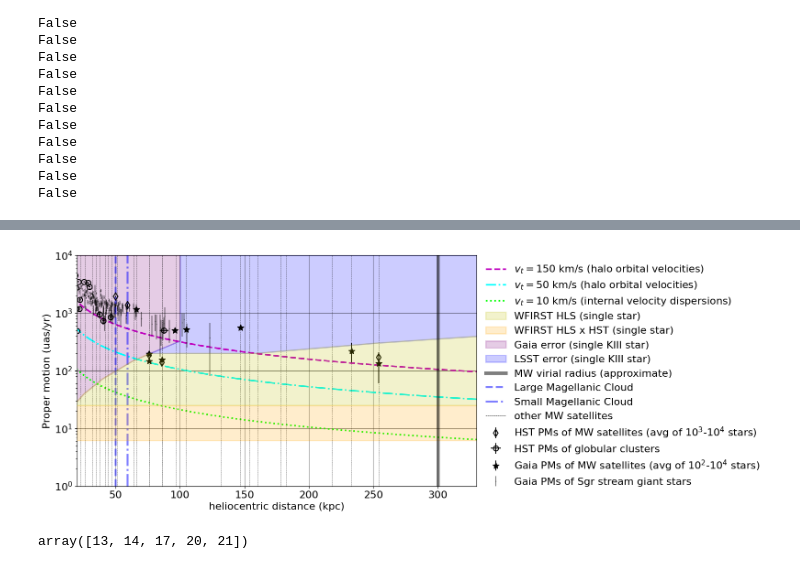
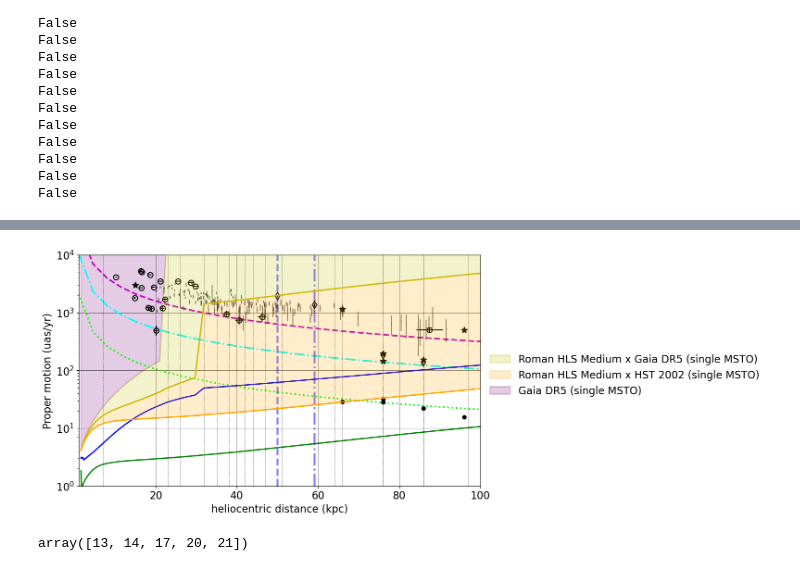
Before and after one commit to Dynamics-Penn/roman-nearfield, a Jupyter notebook: notebooks/PM figure.ipynb, the cells around one changed output, grey strips where cells are left out. Cells and saved outputs as stored; diff of their text form; code cells hidden in the pictures.

Commit message:
updates to proper motion figures with Kevin's new calculations

```diff
--- a/notebooks/PM figure.ipynb
+++ b/notebooks/PM figure.ipynb
@@ -155,8 +182,9 @@ b'BooI' b'Bootes' [b'Bootes'] [66.]
 # %%
 dlist = np.array([labeled_dists['f7'][(labeled_dists['f0']==name_dict[k])] for k in gaia_dwarf_pms['Name'] if k in name_dict]).flatten()
+siglist = np.array([labeled_dists['f5'][(labeled_dists['f0']==name_dict[k])] for k in gaia_dwarf_pms['Name'] if k in name_dict]).flatten()
 # %%
 dlist_with_Sgr=np.insert(dlist,-2,15.0)
 # %%
 name_list = [labeled_dists['f0'][(labeled_dists['f0']==name_dict[k])] for k in gaia_dwarf_pms['Name'] if k in name_dict]
 # %%
-astropy.table.Table(dict((("name",name_list),("distance",dlist))))
+satellites = astropy.table.Table(dict((("name",name_list),("distance",dlist),("sigma",siglist))))
@@ -217,45 +318,42 @@ gc_dists = np.genfromtxt('../data/gc_3d_sohn2018.txt', usecols=(1,2))
+# %%
+gaia_hls_med = pd.read_csv('../data/gaiaDR5+Roman+HST_astromety_uncertainties_msto.csv')
+# %%
+dk3= 10**((gaia_hls_med['gaia_mags']-4.0)/5.0-2.0)
+
+top=4.0*np.ones_like(dk3)
+top.shape
+gaia_pmerr[np.isinf(gaia_pmerr)] = 10**top[np.isinf(gaia_pmerr)]
 # %%
-drange = np.linspace(10,350,100)
+drange = np.linspace(1,350,100)
 
 
-pl.plot(drange,mu(drange,150.),'--',c='m',lw=2.5,label='$v_t=150$ km/s (halo orbital velocities)')
-pl.plot(drange,mu(drange,50.),'-.',c='cyan',lw=2.5,label='$v_t=50$ km/s (halo orbital velocities)')
-pl.plot(drange,mu(drange,10.),':',c='lime',lw=2.5,label='$v_t=10$ km/s (internal velocity dispersions)')
+pl.plot(drange,mu(drange,150.),'--',c='m',lw=2.5)#,label='$v_t=150$ km/s (halo orbital velocities)')
+pl.plot(drange,mu(drange,50.),'-.',c='cyan',lw=2.5)#,label='$v_t=50$ km/s (halo orbital velocities)')
+pl.plot(drange,mu(drange,10.),':',c='lime',lw=2.5)#,label='$v_t=10$ km/s (internal velocity dispersions)')
 
-pl.fill_between(dk3_wfirst,wfirst_lower,wfirst_upper,color='y',alpha=0.2,lw=2,zorder=3,interpolate=True,label='WFIRST HLS (single star)')
+pl.plot(dk3,gaia_hls_med['HLWASMedium,nopara_pm_errs'].values*1000.,color='y',lw=2,zorder=3)
 
-pl.fill_between(dk3_wfirst,wfirst_lower/4,wfirst_lower,color='orange',alpha=0.2,lw=2,zorder=3,interpolate=True,label='WFIRST HLS x HST (single star)')
+pl.fill_between(dk3,gaia_hls_med['HLWASMedium,nopara_pm_errs'].values*1000.,gaia_pmerr,color='y',alpha=0.2,lw=2,zorder=3,interpolate=True,label='Roman HLS Medium x Gaia DR5 (single MSTO)')
 
-pl.fill_between(dk3,gaia_sigmu,10**top,color='purple',lw=2,label='Gaia error (single KIII star)',alpha=0.2)
+pl.plot(dk3,gaia_hls_med['HLWASMedium,nopara+2002HST_pm_errs'].values*1000.,color='orange',lw=2,zorder=3)
 
-#pl.fill_between(dk3,gaia_sigmu/10.,10**top,color='purple',lw=2,label='Gaia error (avg of 100 KIII stars)',alpha=0.1)
+pl.fill_between(dk3,gaia_hls_med['HLWASMedium,nopara+2002HST_pm_errs'].values*1000.,gaia_hls_med['HLWASMedium,nopara_pm_errs'].values*1000.,color='orange',alpha=0.2,lw=2,zorder=3,interpolate=True,label='Roman HLS Medium x HST 2002 (single MSTO)')
 
-pl.fill_between(dk3_r[7:],lsst_pmerr[7:],top_r[7:],color='blue',lw=2,alpha=0.2,label='LSST error (single KIII star)')
+pl.fill_between(dk3,gaia_pmerr,10**top,color='purple',lw=2,label='Gaia DR5 (single MSTO)',alpha=0.2)
 
-#pl.fill_between(dk3_r,lsst_pmerr/10.,10**top_r,color='blue',lw=2,alpha=0.1,label='LSST error (avg of 100 KIII stars)')
+pl.plot(dk3,gaia_hls_med['GBTDS_pm_errs'].values*1000.,color='green',lw=2)#, label="Roman GBTDS (single MSTO)")
+
+pl.plot(dk3,gaia_hls_med['HLTDS_pm_errs'].values*1000.,color='blue',lw=2)#, label="Roman HLTDS (single MSTO)")
 
 
+pl.axvline(300.,color='k',lw=5,zorder=93,alpha=0.5)#,label='MW virial radius (approximate)')
 
-#pl.axhspan(50,1e4,xmin=0.35,color='y',alpha=0.2)
-
-#pl.axvline(785., color='r',lw=5,zorder=92,alpha=0.5,label='M31')
-pl.axvline(300.,color='k',lw=5,zorder=93,alpha=0.5,label='MW virial radius (approximate)')
-#pl.axvline(1060.,color='g',lw=5,zorder=95,alpha=0.5,label='nominal edge of LG')
-
-#pl.axvline(dk3_wfirst,color='y',alpha=0.5,lw=10,zorder=94,label='HLS approximate depth for KIII stars')
-
-#pl.fill_between([dk3_r[-1],dk3_wfirst],[25.0,25.0],[1e4,1e4],color='y',alpha=0.2,lw=2,zorder=3,label='WFIRST HLS estimated (single KIII star)')
-
-
-
-#for d in dists:
-#    pl.axvline(d,color='k',lw=1,alpha=0.2)
 
 
 
 
 #HST PM measurements
-pl.errorbar(254,1e3*np.sqrt(.1140**2+0.1256**2),yerr=29.5,fmt='dk',ms=8,mfc='none',mec='k',mew=1.5,label='HST PMs of MW satellites (avg of $10^3$-$10^4$ stars)')
+pl.errorbar(254,1e3*np.sqrt(.1140**2+0.1256**2),yerr=29.5,fmt='dk',ms=8,mfc='none',mec='k',mew=1.5)#,label='HST PMs of MW satellites (avg of $10^3$-$10^4$ stars)')
 pl.errorbar(86,1e3*np.sqrt(0.0296**2+ 0.1358**2),yerr=21.,fmt='dk',ms=8,mfc='none',mec='k',mew=1.5)
 pl.errorbar(76,1e3*np.sqrt(0.0562**2+ 0.1765**2),yerr=10.0,fmt='dk',ms=8,mfc='none',mec='k',mew=1.5)
 pl.errorbar(d_LMC,1e3*np.sqrt((mu_LMC**2).sum()), yerr = 1e3*np.sqrt((sig_mu_LMC**2).sum()), fmt='dk',ms=8,mfc='none',mec='k',mew=1.5)
@@ -263,63 +361,65 @@ pl.errorbar(d_SMC,1e3*np.sqrt((mu_SMC**2).sum()), yerr = 1e3*np.sqrt((sig_mu_SMC
 
 pl.errorbar(gc_dists[:,0],1e3*np.sqrt(gc_pms[:,0]**2+gc_pms[:,2]**2),
             xerr=gc_dists[:,1],yerr=1e3*np.sqrt(gc_pms[:,1]**2+gc_pms[:,3]**2),
-            fmt='ok',ms=8,mfc='none',mec='k',mew=1.5,
-            label='HST PMs of globular clusters')
+            fmt='ok',ms=8,mfc='none',mec='k',mew=1.5)
+#            label='HST PMs of globular clusters')
+
+pl.plot(satellites['distance'],mu(satellites['distance'],satellites['sigma']),'ok')#,label='velocity dispersions of MW satellites')
 
 #Gaia PM measurements
 pl.errorbar(dlist_with_Sgr,np.sqrt(gaia_dwarf_pms['muastar']**2+gaia_dwarf_pms['mud']**2)*1e3,
             yerr=np.sqrt(gaia_dwarf_pms['sig_muastar']**2+gaia_dwarf_pms['sig_mud']**2)*1e3,
-            fmt='*k', ms=10,
-            label='Gaia PMs of MW satellites (avg of $10^2$-$10^4$ stars)')
+            fmt='*k', ms=10)
+#            label='Gaia PMs of MW satellites (avg of $10^2$-$10^4$ stars)')
 
 #Sgr measurements from Li et al 2019
 pl.errorbar(sgr['dist'],1e3*np.sqrt(sgr['pmRA']**2+sgr['pmDec']**2),
             yerr=1e3*np.sqrt(sgr['pmRA_error']**2+sgr['pmDec_error']**2),
-            fmt='.k',ms=1,alpha=0.5,
-            label='Gaia PMs of Sgr stream giant stars')
+            fmt='.k',ms=1,alpha=0.5)
+#            label='Gaia PMs of Sgr stream giant stars')
 
 
 
 #distances to all known MW satellites
 
-pl.axvline(d_LMC,color='b',ls='--',lw=3,alpha=0.5,label='Large Magellanic Cloud')
-pl.axvline(d_SMC,color='b',ls='-.',lw=3,alpha=0.5,label='Small Magellanic Cloud')
+pl.axvline(d_LMC,color='b',ls='--',lw=3,alpha=0.5)#,label='Large Magellanic Cloud')
+pl.axvline(d_SMC,color='b',ls='-.',lw=3,alpha=0.5)#,label='Small Magellanic Cloud')
 
 for i,d in enumerate(dists):
     if i==0:
-        pl.axvline(d, color='k', ls='--', lw=0.5, alpha=0.8,label='other MW satellites')
+        pl.axvline(d, color='k', ls='--', lw=0.5, alpha=0.8)#,label='other MW satellites')
     else:
         pl.axvline(d, color='k', ls='--', lw=0.5, alpha=0.8)
 
 
 
 #formatting
 pl.xlabel('heliocentric distance (kpc)',fontsize=16)
 pl.ylabel('Proper motion (uas/yr)',fontsize=16)
 
-pl.xlim(20,330)
+pl.xlim(1,100)
 pl.ylim(1,1e4)
 
 #pl.xscale('log')
 pl.yscale('log')
 
 pl.tick_params(labelsize=16)
 
 leg=pl.legend(loc='center left', bbox_to_anchor=(1, 0.48),fontsize=16,numpoints=1)
 leg.get_frame().set_edgecolor('none')
 leg.get_frame().set_facecolor('none')
 
 pl.grid(ls='-',alpha=0.5,color='k')
 
 pl.gcf().set_size_inches((16,6))
 
 pl.tight_layout()
 
 pl.subplots_adjust(right=0.6)
 
-pl.savefig('../figures/pms_distance.png')
+pl.savefig('../figures/pms_distance_msto.png')
 # %% [output]
-[figure, old version]
+[figure, new version]
 # %%
 inbgs_n = [14, 20, 21, 59, 60, 188, 215, 228, 235, 245, 247, 249, 250]
 inbgs_s = [13, 17, 38, 43, 56, 64, 65, 87, 101, 113, 115, 123, 147, 155, 169, 238, 258]
```
Also changed, not shown: parts of 22 cells of this notebook, 10 other files.
